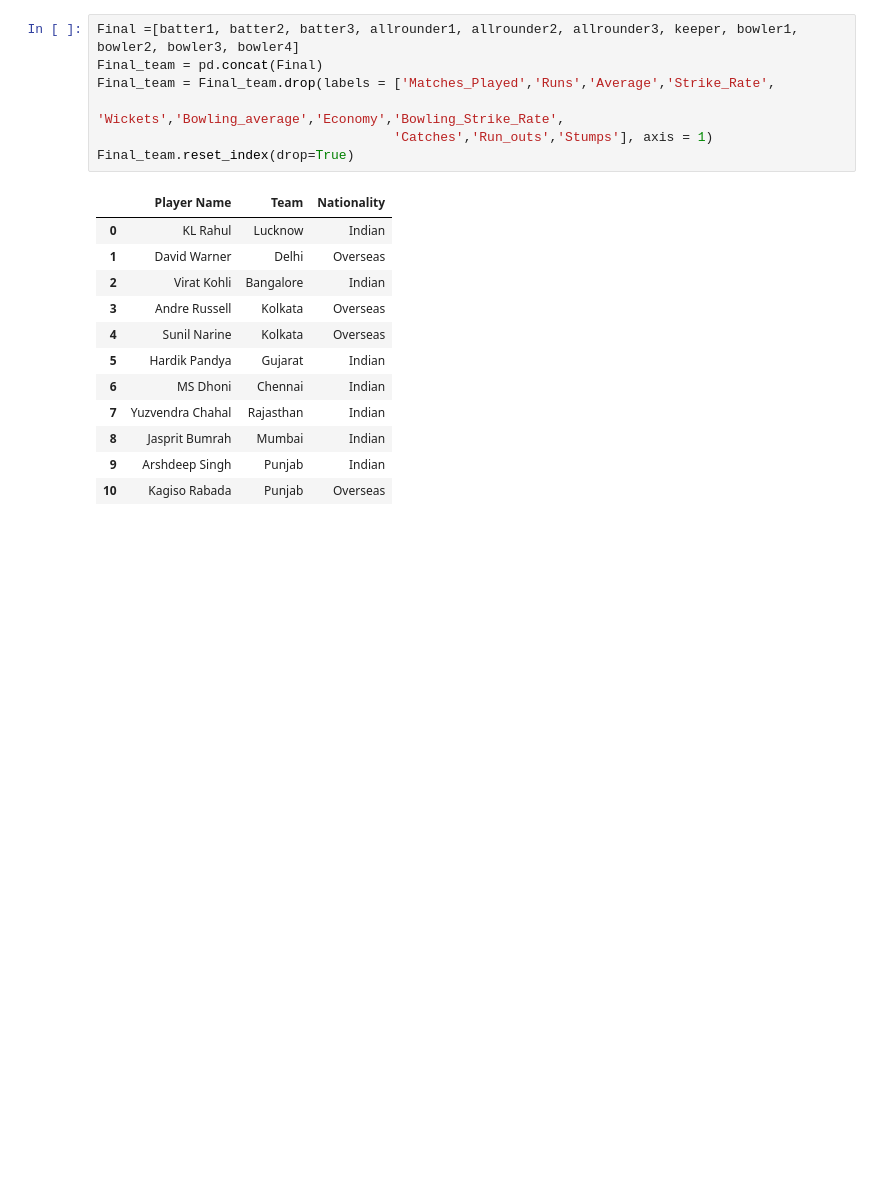
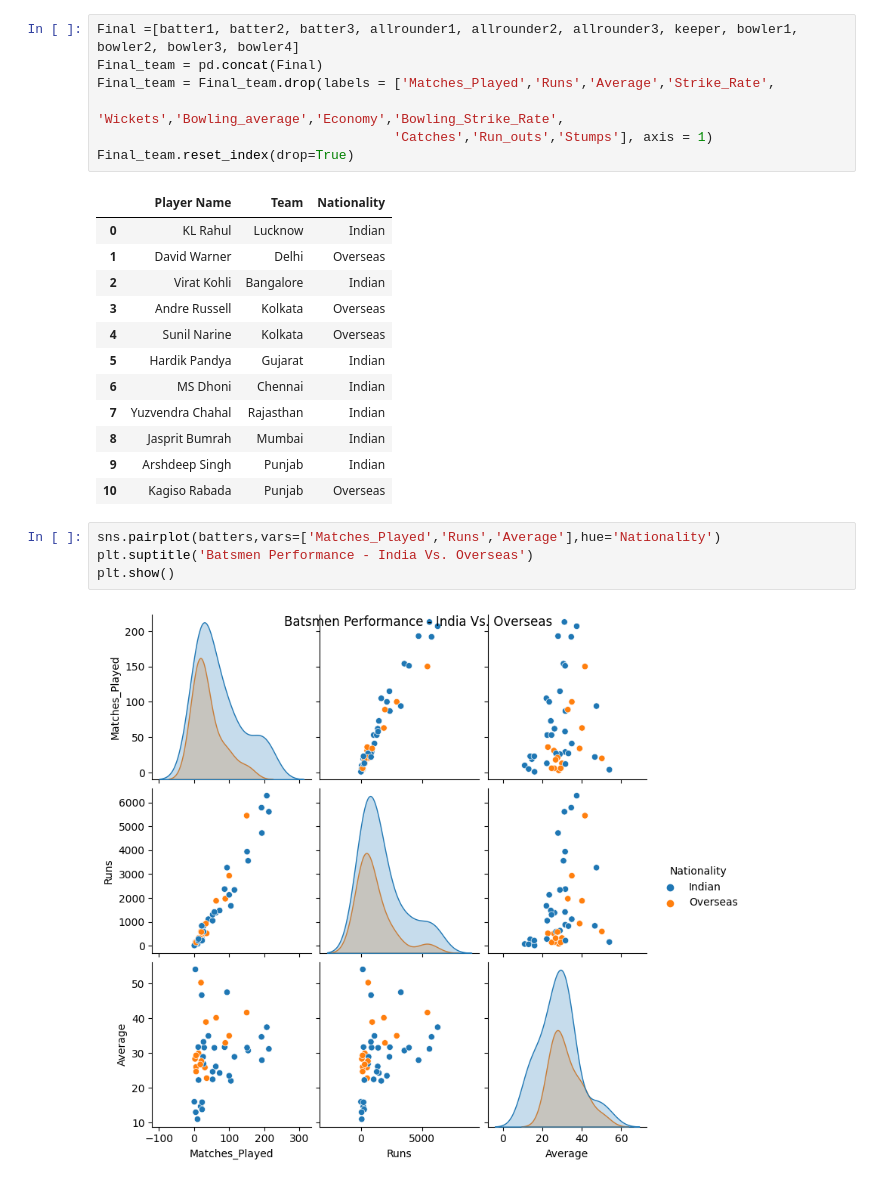
Before and after one commit to Darsh0503/IPL_Dream11_Team_PandasLibrary, a Jupyter notebook: IPL_Dream11_Team.ipynb, the cells around one changed output. Saved outputs shown, nothing was run; the diff lists cells and outputs as text; blank space fills up the shorter version.

Commit message:
Python code file for Batsman, bowler and keeper performance

```diff
--- a/IPL_Dream11_Team.ipynb
+++ b/IPL_Dream11_Team.ipynb
@@ -695,3 +695,9 @@ Final_team.reset_index(drop=True)
 | 8 | Jasprit Bumrah | Mumbai | Indian |
 | 9 | Arshdeep Singh | Punjab | Indian |
 | 10 | Kagiso Rabada | Punjab | Overseas |
+# %%
+sns.pairplot(batters,vars=['Matches_Played','Runs','Average'],hue='Nationality')
+plt.suptitle('Batsmen Performance - India Vs. Overseas')
+plt.show()
+# %% [output]
+[figure, added]
```
Also changed, not shown: parts of 2 cells of this notebook.
